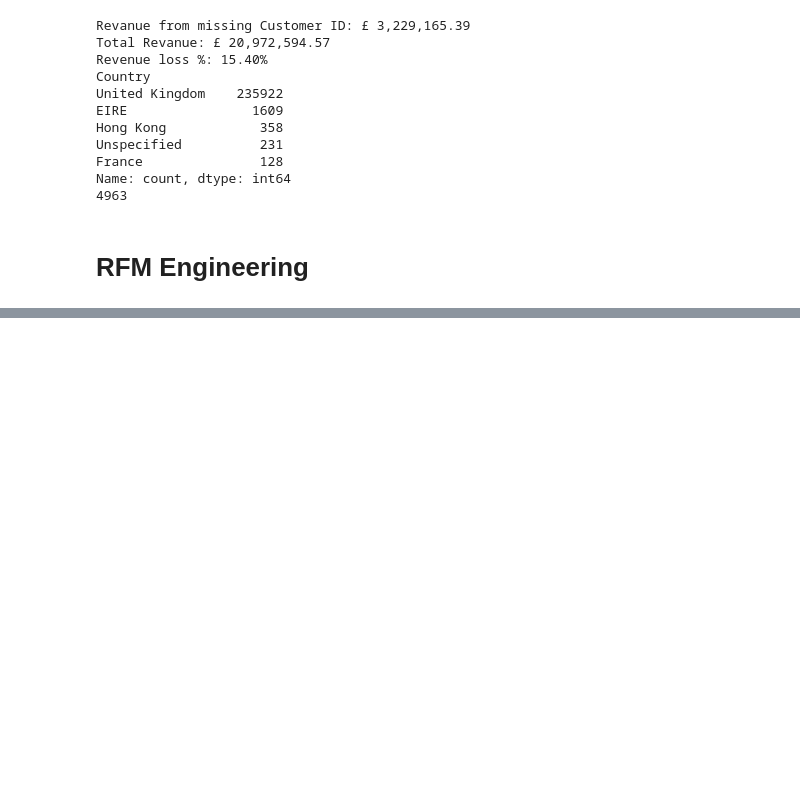
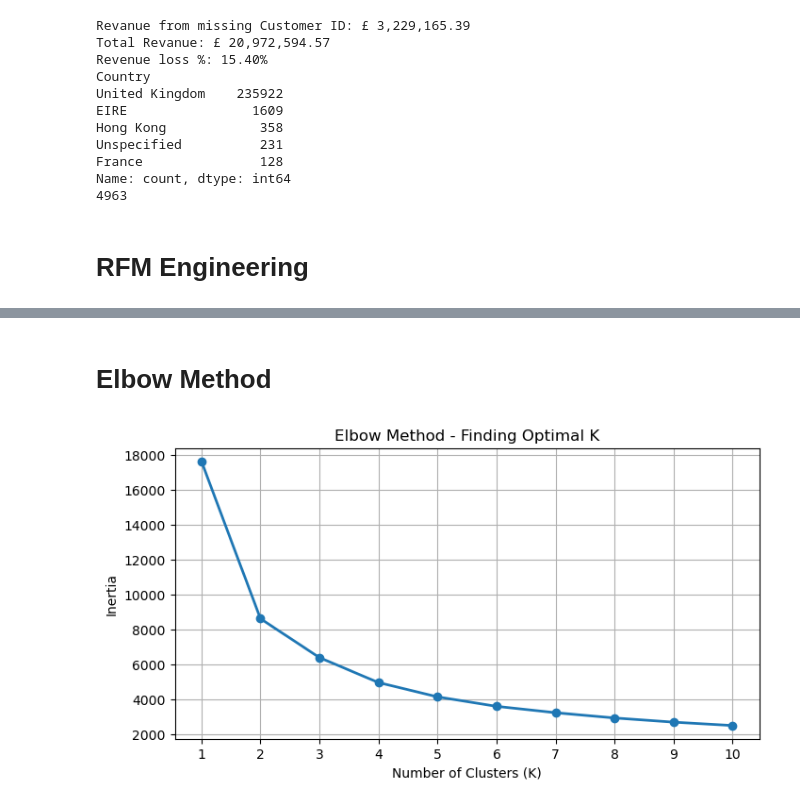
Before and after one commit to Shivam-vachhani/Kaggle_Projects, a Jupyter notebook: Online_retail_analysis/Online Retail RFM Analysis.ipynb, the cells around one changed output, grey strips where cells are left out. Saved outputs shown, nothing was run; the diff lists cells and outputs as text; code cells hidden in the pictures; blank space fills up the shorter version.

Commit message:
Scaled RFM and finding K by Elbow nad silhouette score

```diff
--- a/Online_retail_analysis/Online Retail RFM Analysis.ipynb
+++ b/Online_retail_analysis/Online Retail RFM Analysis.ipynb
@@ -60,0 +71,10 @@ rfm = df.groupby('Customer ID').agg(
+# %%
+# Performing log transformation for reducing skewness.
+
+rfm["Recency_log"] = np.log1p(rfm['Recency'])
+rfm["Frequency_log"] = np.log1p(rfm['Frequency'])
+rfm["Monetary_log"] = np.log1p(rfm['Monetary'])
+
+rfm[['Recency_log','Frequency_log','Monetary_log']].hist(bins=50)
+plt.show()
+rfm['Frequency_log'].skew()
@@ -60,0 +107,37 @@ rfm = df.groupby('Customer ID').agg(
+# %%
+# Scaling all features so all features value consider same weight.
+
+from sklearn.preprocessing import StandardScaler
+
+rfm_scaled = rfm[['Recency_log','Frequency_log','Monetary_log']].copy()
+
+scaler = StandardScaler()
+rfm_scaled = scaler.fit_transform(rfm_scaled)
+
+rfm_scaled = pd.DataFrame(
+    rfm_scaled,
+    columns=['Recency_scaled','Frequency_scaled','Monetary_scaled']
+)
+# %% [markdown]
+# Elbow Method
+# %%
+from sklearn.cluster import KMeans
+
+inertia = []
+K_range = range(1,11)
+
+for k in K_range:
+    km=KMeans(n_clusters=k, random_state=42, n_init=10)
+    km.fit(rfm_scaled)
+    inertia.append(km.inertia_)
+
+plt.figure(figsize=(8,4))
+plt.plot(K_range, inertia, marker='o', linewidth=2)
+plt.xlabel('Number of Clusters (K)')
+plt.ylabel('Inertia')
+plt.title('Elbow Method - Finding Optimal K')
+plt.xticks(K_range)
+plt.grid(True)
+plt.show()
+# %% [output]
+[figure, added]
```
Also changed, not shown: parts of 7 cells of this notebook.
